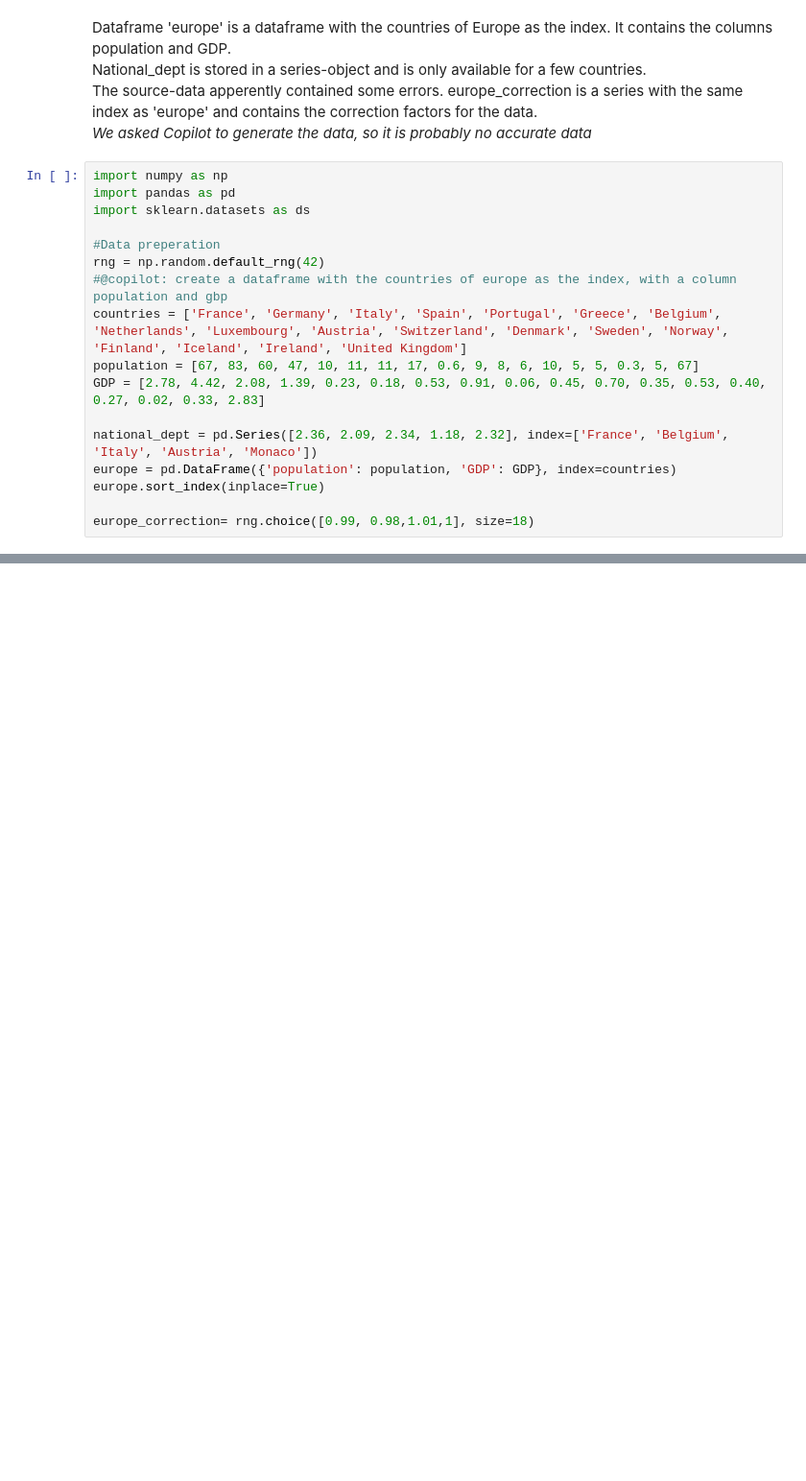
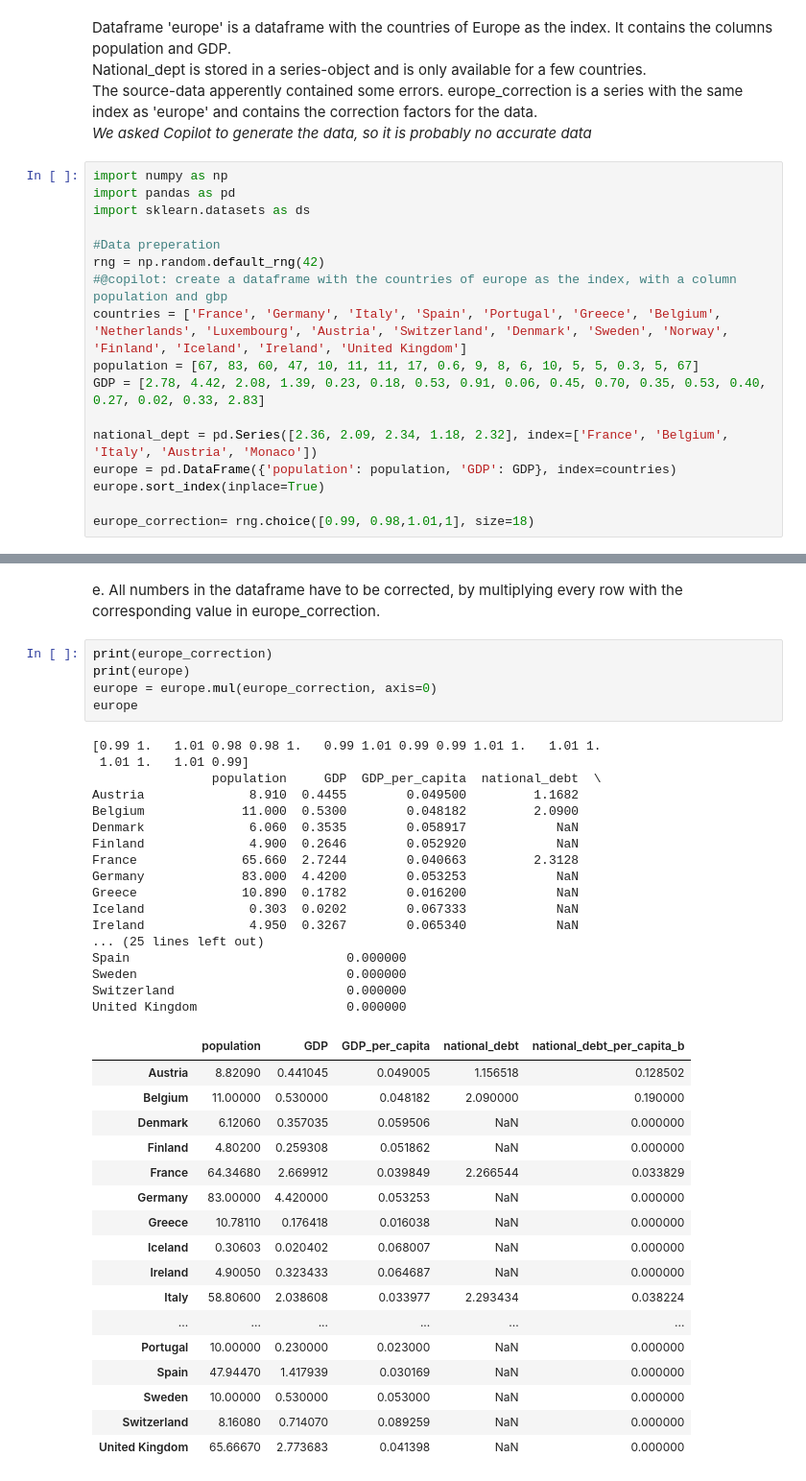
Before and after one commit to jeroenpelgrims/kdg-2425, a Jupyter notebook: data-science-2/pandas/03.03_EX.ipynb, the cells around one changed output, grey strips where cells are left out. Shown at 96% size. Cells and saved outputs as stored; diff of their text form; blank space fills up the shorter version.

```diff
--- a/data-science-2/pandas/03.03_EX.ipynb
+++ b/data-science-2/pandas/03.03_EX.ipynb
@@ -36,0 +124,43 @@ f. population, GDP and national_dept are in billions.Create a new dataframe euro
+# %% [markdown]
+
+e. All numbers in the dataframe have to be corrected, by multiplying every row with the corresponding value in europe_correction.
+# %%
+print(europe_correction)
+print(europe)
+europe = europe.mul(europe_correction, axis=0)
+europe
+# %% [output]
+[0.99 1.   1.01 0.98 0.98 1.   0.99 1.01 0.99 0.99 1.01 1.   1.01 1.
+ 1.01 1.   1.01 0.99]
+                population     GDP  GDP_per_capita  national_debt  \
+Austria              8.910  0.4455        0.049500         1.1682
+Belgium             11.000  0.5300        0.048182         2.0900
+Denmark              6.060  0.3535        0.058917            NaN
+Finland              4.900  0.2646        0.052920            NaN
+France              65.660  2.7244        0.040663         2.3128
+Germany             83.000  4.4200        0.053253            NaN
+Greece              10.890  0.1782        0.016200            NaN
+Iceland              0.303  0.0202        0.067333            NaN
+Ireland              4.950  0.3267        0.065340            NaN
+... (25 lines left out)
+Spain                             0.000000
+Sweden                            0.000000
+Switzerland                       0.000000
+United Kingdom                    0.000000
+|  | population | GDP | GDP_per_capita | national_debt | national_debt_per_capita_b |
+| Austria | 8.82090 | 0.441045 | 0.049005 | 1.156518 | 0.128502 |
+| Belgium | 11.00000 | 0.530000 | 0.048182 | 2.090000 | 0.190000 |
+| Denmark | 6.12060 | 0.357035 | 0.059506 | NaN | 0.000000 |
+| Finland | 4.80200 | 0.259308 | 0.051862 | NaN | 0.000000 |
+| France | 64.34680 | 2.669912 | 0.039849 | 2.266544 | 0.033829 |
+| Germany | 83.00000 | 4.420000 | 0.053253 | NaN | 0.000000 |
+| Greece | 10.78110 | 0.176418 | 0.016038 | NaN | 0.000000 |
+| Iceland | 0.30603 | 0.020402 | 0.068007 | NaN | 0.000000 |
+| Ireland | 4.90050 | 0.323433 | 0.064687 | NaN | 0.000000 |
+| Italy | 58.80600 | 2.038608 | 0.033977 | 2.293434 | 0.038224 |
+| ... | ... | ... | ... | ... | ... |
+| Portugal | 10.00000 | 0.230000 | 0.023000 | NaN | 0.000000 |
+| Spain | 47.94470 | 1.417939 | 0.030169 | NaN | 0.000000 |
+| Sweden | 10.00000 | 0.530000 | 0.053000 | NaN | 0.000000 |
+| Switzerland | 8.16080 | 0.714070 | 0.089259 | NaN | 0.000000 |
+| United Kingdom | 65.66670 | 2.773683 | 0.041398 | NaN | 0.000000 |
```
Also changed, not shown: parts of 10 cells of this notebook, 3 other files.
